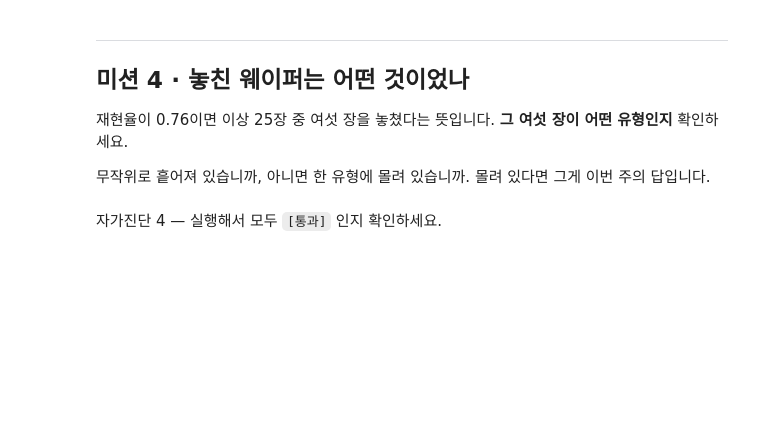
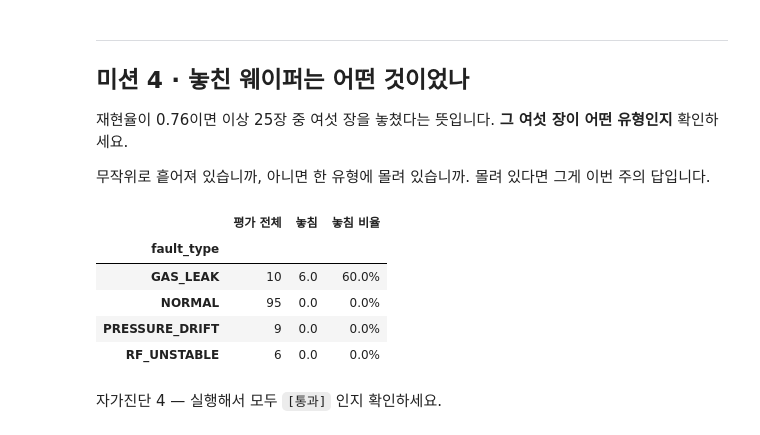
Before and after one commit to taesub0204/python, a Jupyter notebook: 2학기_반도제장비데이터실무/Week04/W04_학생용.ipynb, the cells around one changed output. Cells and saved outputs as stored; diff of their text form; code cells hidden in the pictures; blank space fills up the shorter version.

```diff
--- a/2학기_반도제장비데이터실무/Week04/W04_학생용.ipynb
+++ b/2학기_반도제장비데이터실무/Week04/W04_학생용.ipynb
@@ -151,11 +189,23 @@ RandomForestClassifier(n_estimators=200, random_state=SEED)
 그래도 여전히 정상이 네 배 많습니다.
 # %%
 # TODO 3-1: 랜덤포레스트 학습 (n_estimators=200, random_state=SEED)
-rf = None
+rf = RandomForestClassifier(n_estimators=200, random_state=SEED )
+rf.fit(X_train, y_train)
 
 # TODO 3-2: 평가용 예측
-pred = None
+pred = rf.predict(X_test)
 
 # TODO 3-3: 혼동행렬과 정확도/정밀도/재현율 출력
 #   힌트: confusion_matrix(y_test, pred).ravel() -> tn, fp, fn, tp
 #   정밀도와 재현율 중 어느 쪽이 낮은지 보세요
+
+tn, fp, fn, tp = confusion_matrix(y_test, pred).ravel()
+print("혼동행렬")
+print(confusion_matrix(y_test,pred))
+
+print("평가 지표 출력")
+print("정확도:", accuracy_score(y_test, pred))
+print("정밀도:", precision_score(y_test, pred))
+print("재현율:", recall_score(y_test, pred))
+
+#재현율이 낮음
@@ -180,15 +243,41 @@ check('재현율 0.6~0.9', pred is not None and 0.6 < recall_score(y_test, pred,
 # %%
 # TODO 4-1: 놓친 웨이퍼(실제 이상인데 정상이라고 예측) 골라내기
 #   힌트: (y_test == 1) & (pred == 0)
 #   y_test 는 Series, pred 는 배열이라 y_test.values 로 맞춰야 할 수 있습니다
-missed = None
+#print(y_test.values)
+#print(pred)
+missed = (y_test.values == 1) & (pred == 0)
 
 # TODO 4-2: 놓친 웨이퍼들의 fault_type 세어보기
 #   힌트: data.loc[X_test.index[missed], 'fault_type']
-missed_types = None
+missed_types = data.loc[X_test.index[missed], 'fault_type'].value_counts()
+
 
 # TODO 4-3: 유형별로 몇 장 중 몇 장을 놓쳤는지 비율까지 출력
 #   평가용 전체의 유형별 장수도 같이 세야 분모가 나옵니다
+
+
+test_types = data.loc[X_test.index, 'fault_type'].value_counts()
+
+summary = pd.DataFrame({
+    '평가 전체': test_types,
+    '놓침': missed_types
+}).fillna(0)
+
+summary['놓침 비율'] = (
+    summary['놓침'] / summary['평가 전체']
+).map(lambda x: f'{x:.1%}')
+
+
+#print(summary)
+display(summary)
+# %% [output]
+|  | 평가 전체 | 놓침 | 놓침 비율 |
+| fault_type |  |  |  |
+| GAS_LEAK | 10 | 6.0 | 60.0% |
+| NORMAL | 95 | 0.0 | 0.0% |
+| PRESSURE_DRIFT | 9 | 0.0 | 0.0% |
+| RF_UNSTABLE | 6 | 0.0 | 0.0% |
 # %% [markdown]
 자가진단 4 — 실행해서 모두 `[통과]` 인지 확인하세요.
 # %%
```
Also changed, not shown: parts of 15 cells of this notebook.
